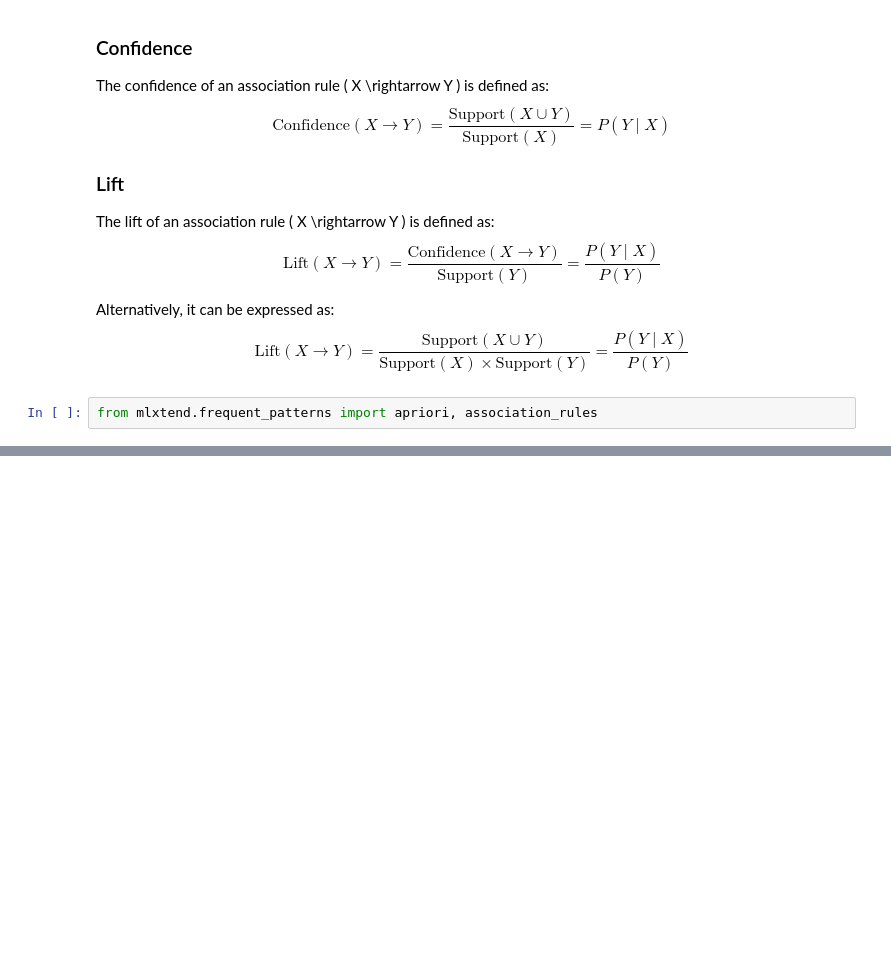
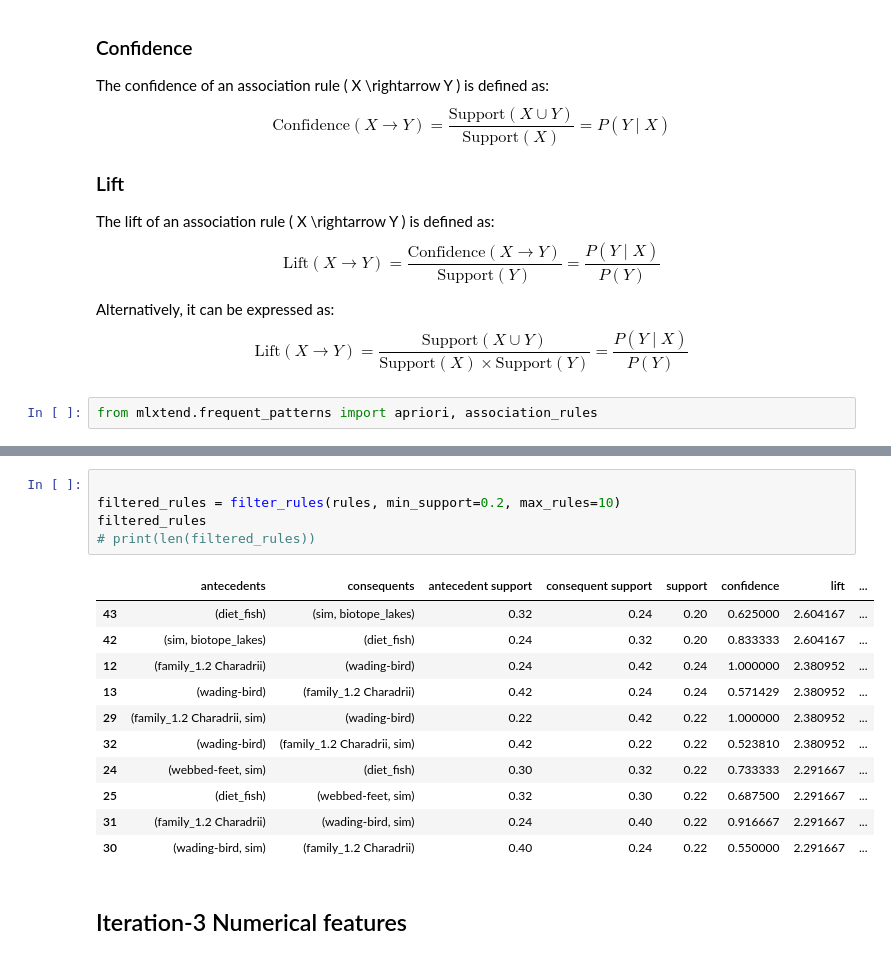
Before and after one commit to ancuongnguyen07/CS-E4650, a Jupyter notebook: hw3/code/solution_hw3.ipynb, the cells around one changed output, grey strips where cells are left out. Cells and saved outputs as stored; diff of their text form; blank space fills up the shorter version.

Commit message:
[hw3/code] added the numerical features

```diff
--- a/hw3/code/solution_hw3.ipynb
+++ b/hw3/code/solution_hw3.ipynb
@@ -452,0 +448,19 @@ encoded_features.T.iloc[:, 10:30]
+# %%
+
+filtered_rules = filter_rules(rules, min_support=0.2, max_rules=10)
+filtered_rules
+# print(len(filtered_rules))
+# %% [output]
+|  | antecedents | consequents | antecedent support | consequent support | support | confidence | lift | ... |
+| 43 | (diet_fish) | (sim, biotope_lakes) | 0.32 | 0.24 | 0.20 | 0.625000 | 2.604167 | ... |
+| 42 | (sim, biotope_lakes) | (diet_fish) | 0.24 | 0.32 | 0.20 | 0.833333 | 2.604167 | ... |
+| 12 | (family_1.2 Charadrii) | (wading-bird) | 0.24 | 0.42 | 0.24 | 1.000000 | 2.380952 | ... |
+| 13 | (wading-bird) | (family_1.2 Charadrii) | 0.42 | 0.24 | 0.24 | 0.571429 | 2.380952 | ... |
+| 29 | (family_1.2 Charadrii, sim) | (wading-bird) | 0.22 | 0.42 | 0.22 | 1.000000 | 2.380952 | ... |
+| 32 | (wading-bird) | (family_1.2 Charadrii, sim) | 0.42 | 0.22 | 0.22 | 0.523810 | 2.380952 | ... |
+| 24 | (webbed-feet, sim) | (diet_fish) | 0.30 | 0.32 | 0.22 | 0.733333 | 2.291667 | ... |
+| 25 | (diet_fish) | (webbed-feet, sim) | 0.32 | 0.30 | 0.22 | 0.687500 | 2.291667 | ... |
+| 31 | (family_1.2 Charadrii) | (wading-bird, sim) | 0.24 | 0.40 | 0.22 | 0.916667 | 2.291667 | ... |
+| 30 | (wading-bird, sim) | (family_1.2 Charadrii) | 0.40 | 0.24 | 0.22 | 0.550000 | 2.291667 | ... |
+# %% [markdown]
+## Iteration-3 Numerical features
```
Also changed, not shown: parts of 16 cells of this notebook.
